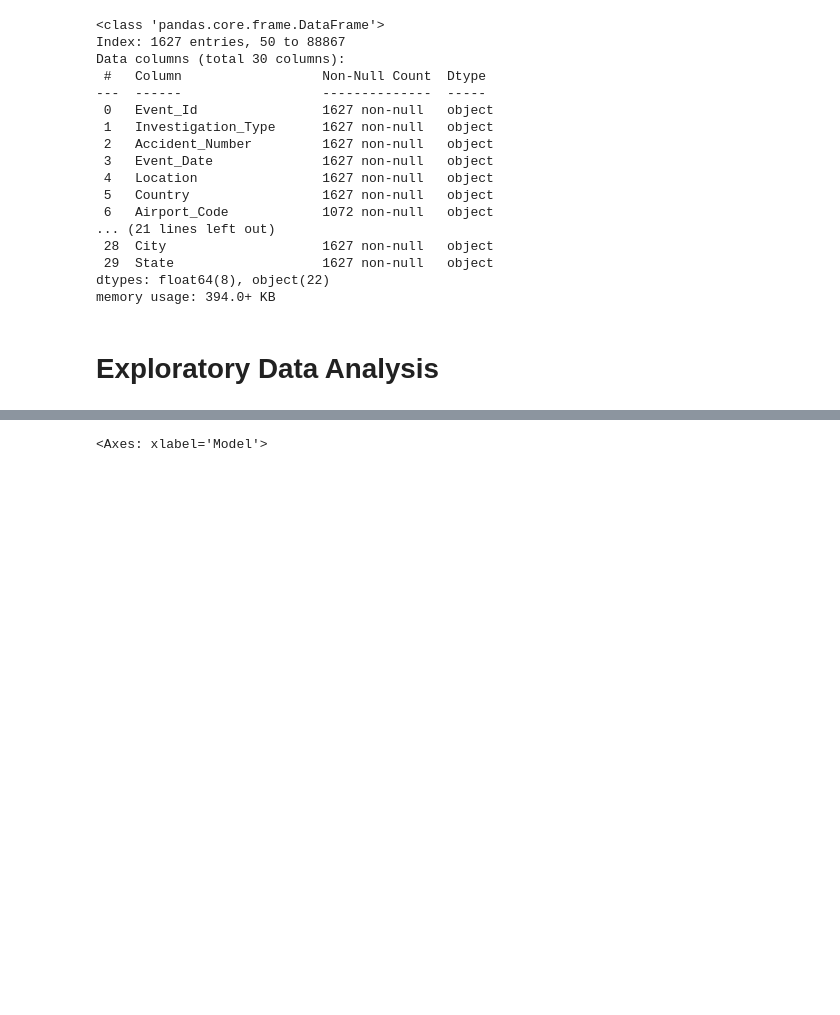
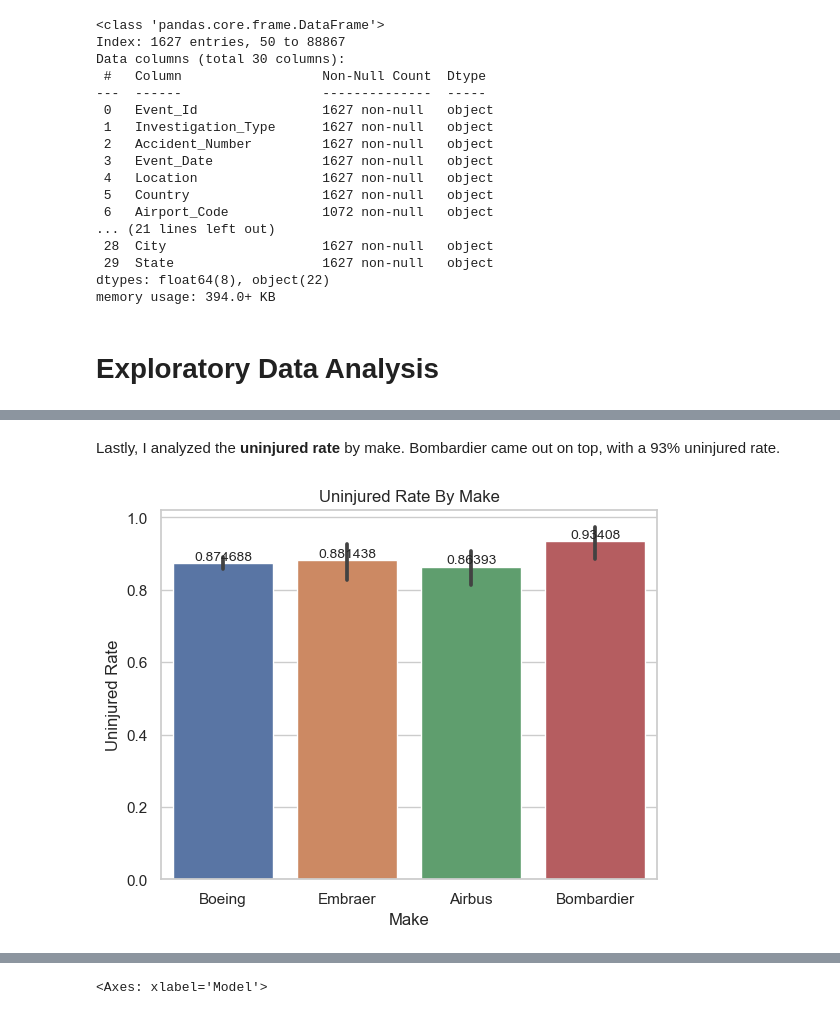
Before and after one commit to scarlettvalentin/aviation_project, a Jupyter notebook: notebook.ipynb, the cells around one changed output, grey strips where cells are left out. Saved outputs shown, nothing was run; the diff lists cells and outputs as text; code cells hidden in the pictures; blank space fills up the shorter version.

```diff
--- a/notebook.ipynb
+++ b/notebook.ipynb
@@ -344,0 +350,8 @@ top_4_models.groupby(['Make'])['Fatal_Injuries_Rate'].mean().plot(kind='bar')
+# %% [markdown]
+Lastly, I analyzed the **uninjured rate** by make. Bombardier came out on top, with a 93% uninjured rate.
+# %%
+ax = sns.barplot(data=top_4_models, x='Make', y='Uninjured_Rate')
+ax.bar_label(ax.containers[0], fontsize=10);
+ax.set(xlabel='Make', ylabel='Uninjured Rate', title='Uninjured Rate By Make');
+# %% [output]
+[figure, added]
```
Also changed, not shown: parts of 21 cells of this notebook.
